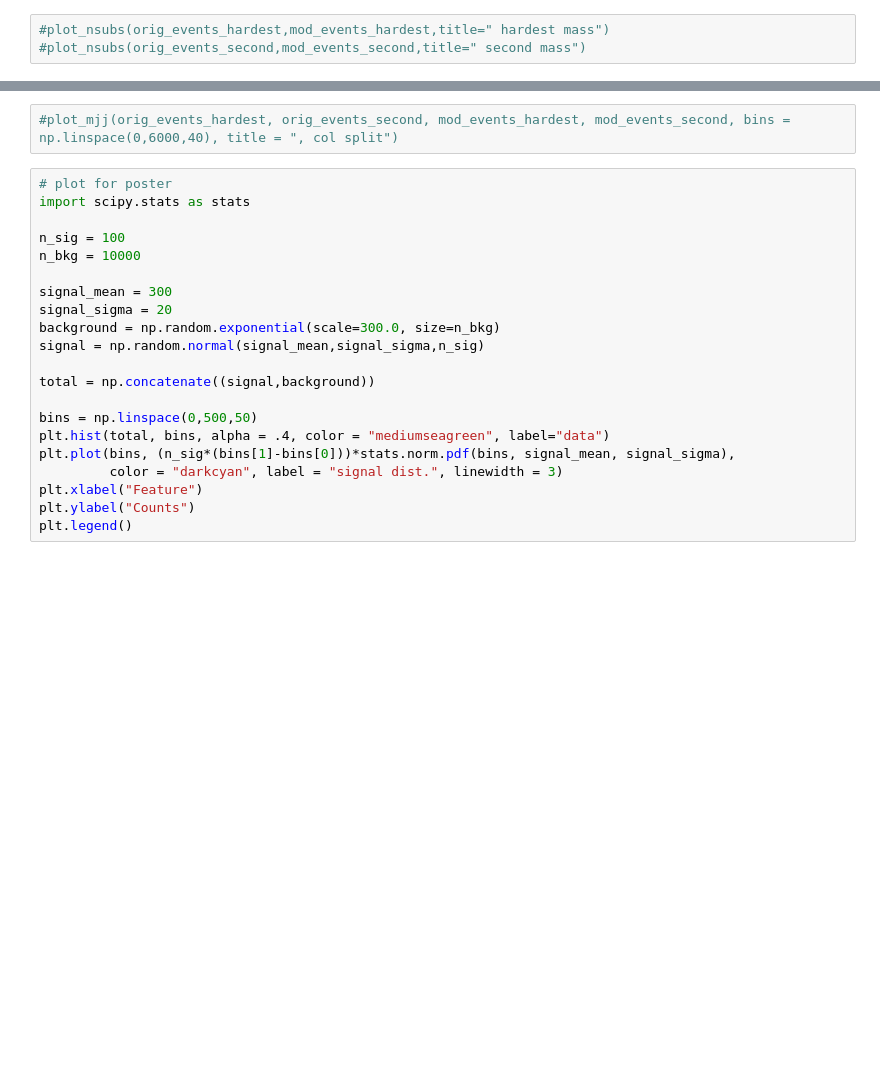
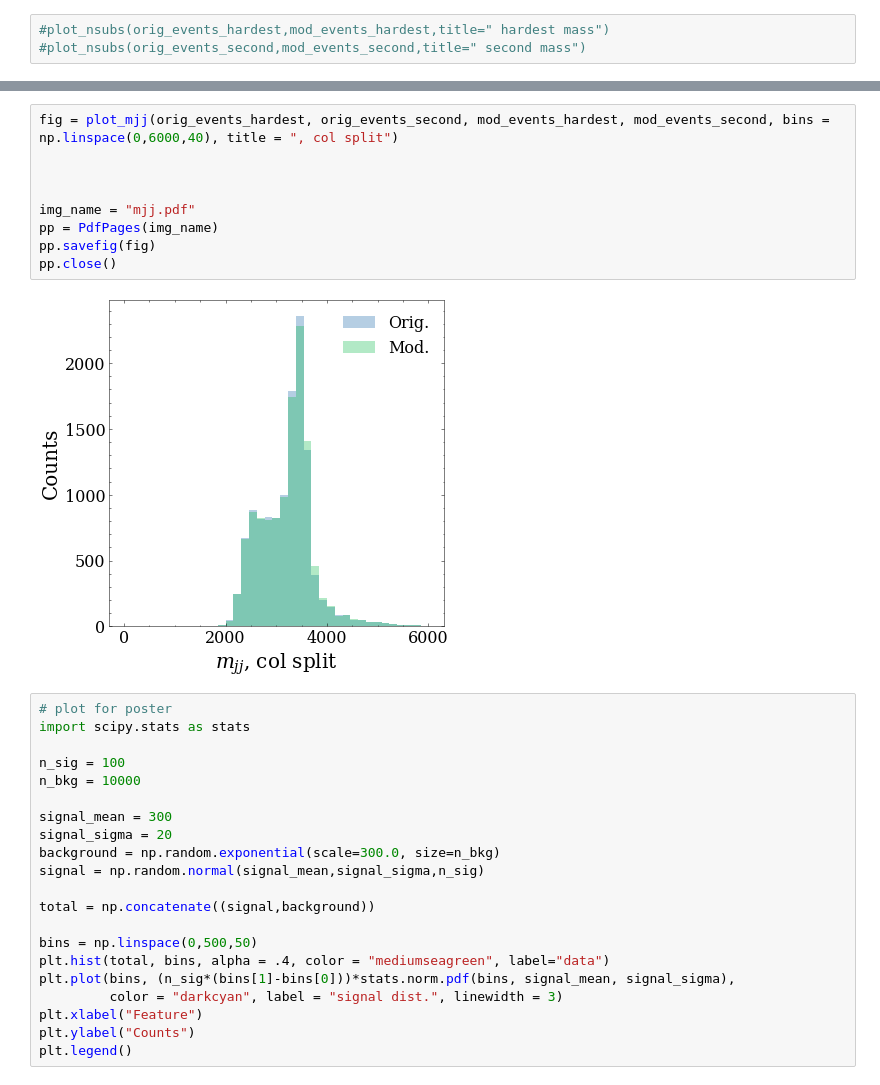
Before and after one commit to rmastand/JetCLR_AD, a Jupyter notebook: scripts/aug_testing.ipynb, the cells around one changed output, grey strips where cells are left out. Drawn from its saved outputs; the diff is of its cells as text; blank space fills up the shorter version.

```diff
--- a/scripts/aug_testing.ipynb
+++ b/scripts/aug_testing.ipynb
@@ -154,5 +160,14 @@ pp.close()
 # %%
-#plot_mjj(orig_events_hardest, orig_events_second, mod_events_hardest, mod_events_second, bins = np.linspace(0,6000,40), title = ", col split")
+fig = plot_mjj(orig_events_hardest, orig_events_second, mod_events_hardest, mod_events_second, bins = np.linspace(0,6000,40), title = ", col split")
+
+
+
+img_name = "mjj.pdf"
+pp = PdfPages(img_name)
+pp.savefig(fig)
+pp.close()
+# %% [output]
+[figure, added]
 # %%
 # plot for poster
 import scipy.stats as stats
```
Also changed, not shown: parts of 1 cell of this notebook, 27 other files.
